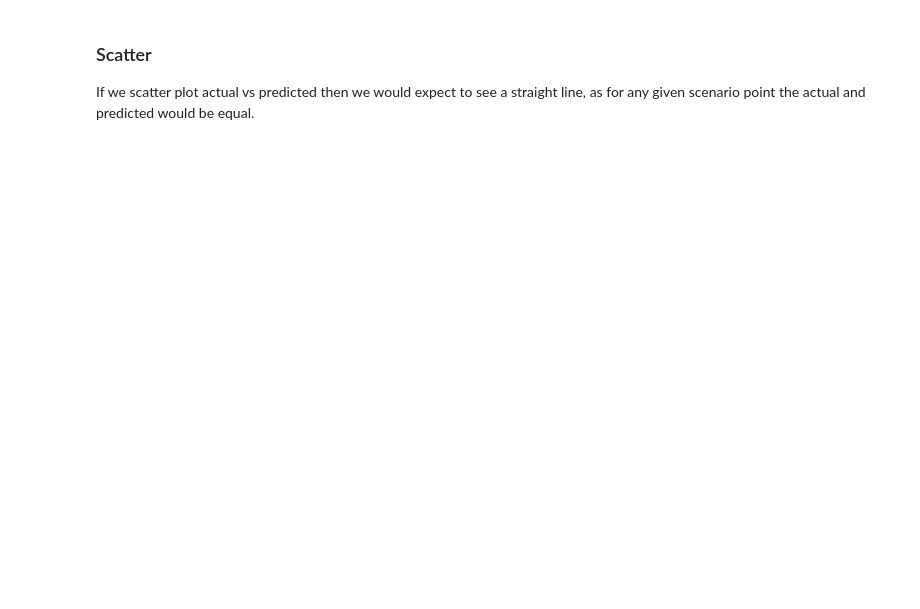
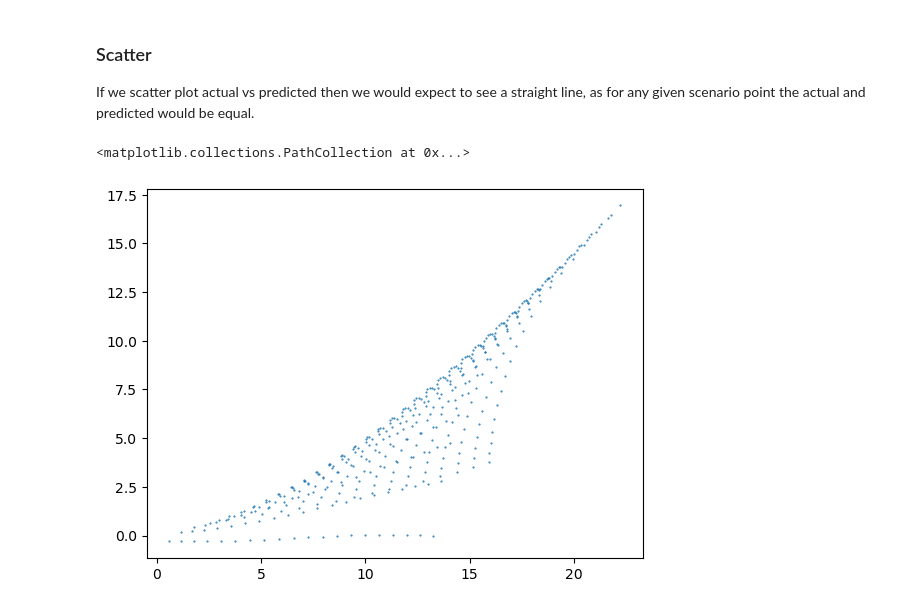
Before and after one commit to parrisma/optprice, a Jupyter notebook: jupyter/optprice.ipynb, the cells around one changed output. Cells and saved outputs as stored; diff of their text form; code cells hidden in the pictures; blank space fills up the shorter version.

```diff
--- a/jupyter/optprice.ipynb
+++ b/jupyter/optprice.ipynb
@@ -447,4 +417,7 @@ plot_price_surface(vols, mats, actual, predicted, title="Predicted vs Actual Com
 ### Scatter
 If we scatter plot actual vs predicted then we would expect to see a straight line, as for any given scenario point the actual and predicted would be equal.
 # %%
-plt.scatter(prices.flatten(), pred_prices.flatten(), s=0.25)
+plt.scatter(actual.flatten(), predicted.flatten(), s=0.25)
+# %% [output]
+<matplotlib.collections.PathCollection at 0x...>
+[figure, added]
```
Also changed, not shown: parts of 21 cells of this notebook, 1 other file.
